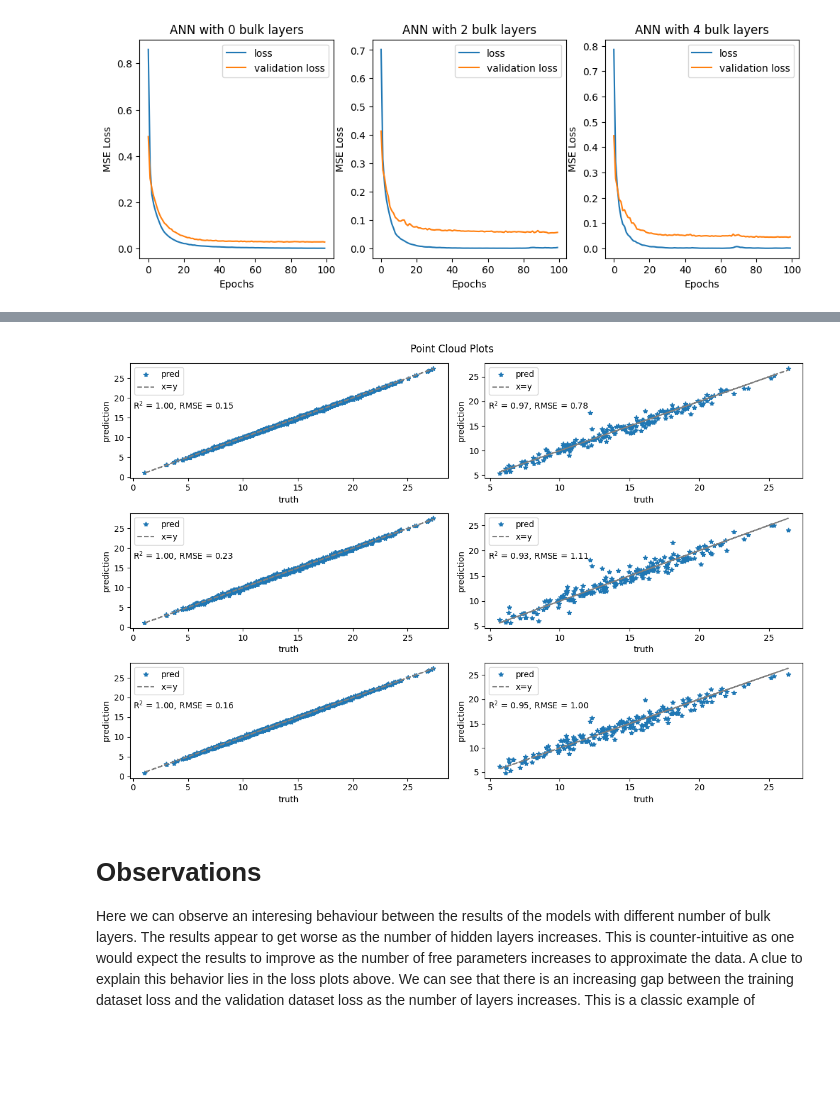
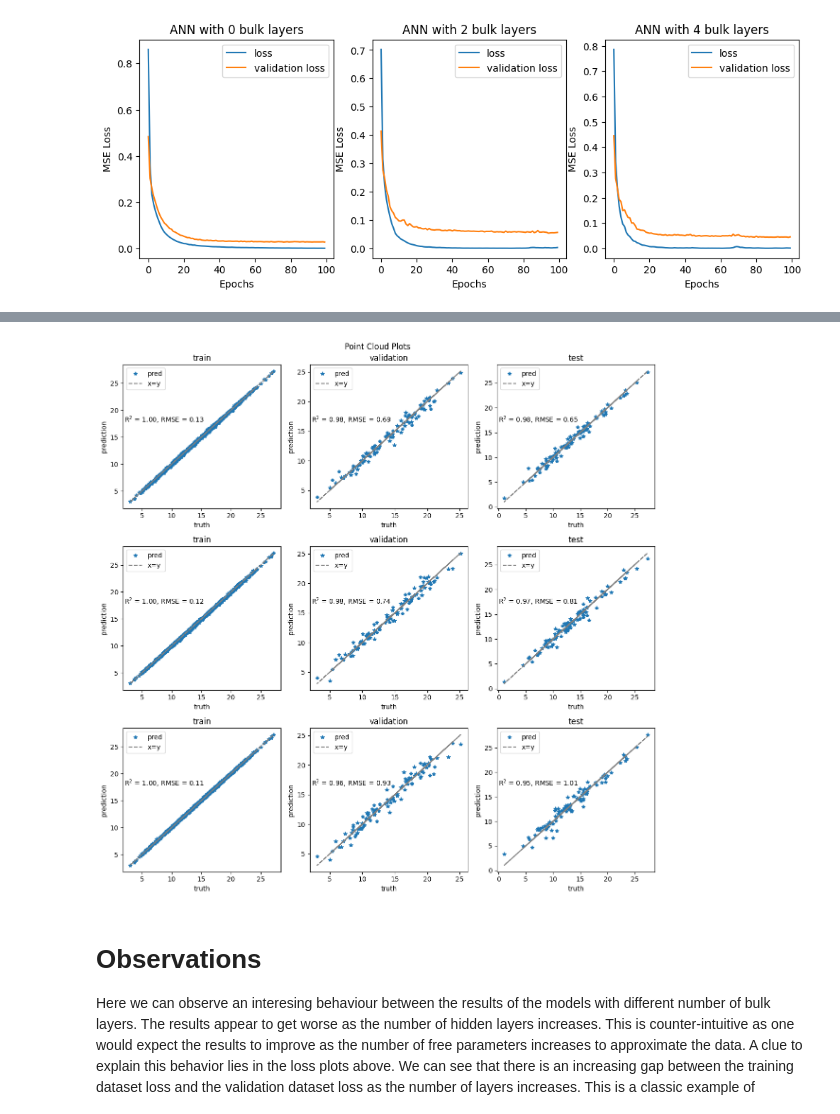
Before and after one commit to NREL/AI, a Jupyter notebook: supervised/tutorial_1.ipynb, the cells around one changed output, grey strips where cells are left out. Drawn from its saved outputs; the diff is of its cells as text; code cells hidden in the pictures; blank space fills up the shorter version.

```diff
--- a/supervised/tutorial_1.ipynb
+++ b/supervised/tutorial_1.ipynb
@@ -383,9 +398,11 @@ plt.show()
 pred_norm = model.predict(x_norm)
 pred_norm_train = model.predict(x_train)
 pred_norm_val = model.predict(x_val)
+pred_norm_test = model.predict(x_test)
 
 # Unscale the results and plot
 pred_full = inv_normalizer_y(pred_norm).numpy()
 pred_train = inv_normalizer_y(pred_norm_train).numpy()
 pred_val = inv_normalizer_y(pred_norm_val).numpy()
+pred_test = inv_normalizer_y(pred_norm_test).numpy()
 # %% [output]
@@ -420,9 +438,10 @@ plt.show()
 # Training data
 r_sq_train, rmse_train = pred_stats(pred_train, y_train_real)
 r_sq_val, rmse_val = pred_stats(pred_val, y_val_real)
+r_sq_test, rmse_test = pred_stats(pred_test, y_test_real)
 
 # Visualize the predictions using a cloud plot
-fig, (ax1, ax2) = plt.subplots(1, 2, figsize=(8, 4))
+fig, (ax1, ax2, ax3) = plt.subplots(1, 3, figsize=(12, 4))
 # Train plot
 ax1.plot(y_train_real, pred_train, marker="*", linestyle="None", label="pred")
 ax1.plot(y_train_real, y_train_real, linestyle="dashed", label="x=y", color="grey")
@@ -439,8 +458,15 @@ ax2.legend()
 ax2.set_xlabel("truth")
 ax2.set_ylabel("prediction")
 ax2.set_title("Validation Data")
+# Test plot
+ax3.plot(y_test_real, pred_test, marker="*", linestyle="None", label="pred")
+ax3.plot(y_test_real, y_test_real, linestyle="dashed", label="x=y", color="grey")
+ax3.text(x=0.01, y=0.75, s=rf"R$^2$ = {r_sq_test:0.2f}, RMSE = {rmse_test:0.2f}", transform=ax3.transAxes)
+ax3.legend()
+ax3.set_xlabel("truth")
+ax3.set_ylabel("prediction")
+ax3.set_title("Test Data")
 
 fig.suptitle('Point Cloud Plots')
-fig.tight_layout()
 plt.show()
 # %% [output]
@@ -537,26 +563,26 @@ plt.show()
 # %% [output]
 [figure]
 # %%
-fig, axs = plt.subplots(len(depth_vec), 2, figsize=(4*len(depth_vec), 4*2))
+fig, axs = plt.subplots(len(depth_vec), 3, figsize=(4*len(depth_vec), 4*3))
 # Evaluate the model performance
 for idx, depth in enumerate(depth_vec):
     pred_norm_train = model_dict[depth].predict(x_train)
     pred_norm_val = model_dict[depth].predict(x_val)
+    pred_norm_test = model_dict[depth].predict(x_test)
 
     # Unscale the results and plot
     pred_train = inv_normalizer_y(pred_norm_train).numpy()
     pred_val = inv_normalizer_y(pred_norm_val).numpy()
+    pred_test = inv_normalizer_y(pred_norm_test).numpy()
 
     # Compute some statistics on the fit
-    # rss = np.sum((pred - y) ** 2)
-    # tss = np.sum((y - np.mean(y)) ** 2)
-    # r_sq = 1 - rss / tss
-    # rmse = np.sqrt(mean_squared_error(y, pred))
     r_sq_train, rmse_train = pred_stats(pred_train, y_train_real)
     r_sq_val, rmse_val = pred_stats(pred_val, y_val_real)
+    r_sq_test, rmse_test = pred_stats(pred_test, y_test_real)
     # Visualize the predictions using a cloud plot
     ax0 = axs[idx, 0]
     ax1 = axs[idx, 1]
+    ax2 = axs[idx, 2]
     # Training data
     ax0.plot(y_train_real, pred_train, marker="*", linestyle="None", label="pred")
     ax0.plot(y_train_real, y_train_real, linestyle="dashed", label="x=y", color="grey")
@@ -564,6 +590,7 @@ for idx, depth in enumerate(depth_vec):
     ax0.legend()
     ax0.set_xlabel("truth")
     ax0.set_ylabel("prediction")
+    ax0.set_title("train")
     # Validation data
     ax1.plot(y_val_real, pred_val, marker="*", linestyle="None", label="pred")
     ax1.plot(y_val_real, y_val_real, linestyle="dashed", label="x=y", color="grey")
@@ -571,6 +598,15 @@ for idx, depth in enumerate(depth_vec):
     ax1.legend()
     ax1.set_xlabel("truth")
     ax1.set_ylabel("prediction")
+    ax1.set_title("validation")
+    # Test data
+    ax2.plot(y_test_real, pred_test, marker="*", linestyle="None", label="pred")
+    ax2.plot(y_test_real, y_test_real, linestyle="dashed", label="x=y", color="grey")
+    ax2.text(x=0.01, y=0.60, s=rf"R$^2$ = {r_sq_test:0.2f}, RMSE = {rmse_test:0.2f}", transform=ax2.transAxes)
+    ax2.legend()
+    ax2.set_xlabel("truth")
+    ax2.set_ylabel("prediction")
+    ax2.set_title("test")
 
 fig.suptitle('Point Cloud Plots')
 fig.tight_layout()
@@ -585,4 +624,4 @@ plt.show()
-[figure, old version]
+[figure, new version]
 # %% [markdown]
 # Observations
 Here we can observe an interesing behaviour between the results of the models with different number of bulk layers. The results appear to get worse as the number of hidden layers increases. This is counter-intuitive as one would expect the results to improve as the number of free parameters increases to approximate the data. A clue to explain this behavior lies in the loss plots above. We can see that there is an increasing gap between the training dataset loss and the validation dataset loss as the number of layers increases. This is a classic example of overfitting to the training data which tends to reduce performance on the valiation dataset.
```
Also changed, not shown: parts of 18 cells of this notebook, 1 other file.
